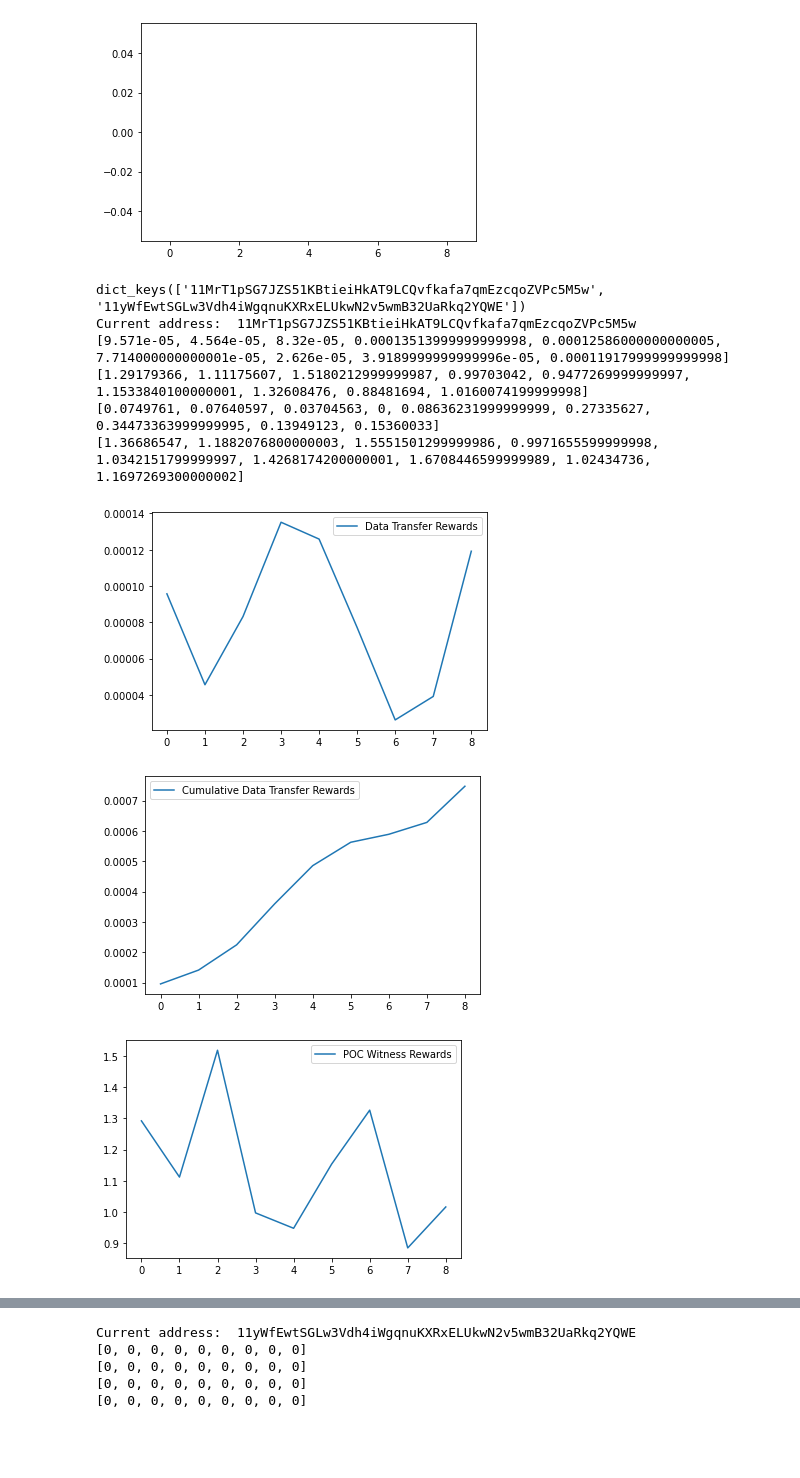
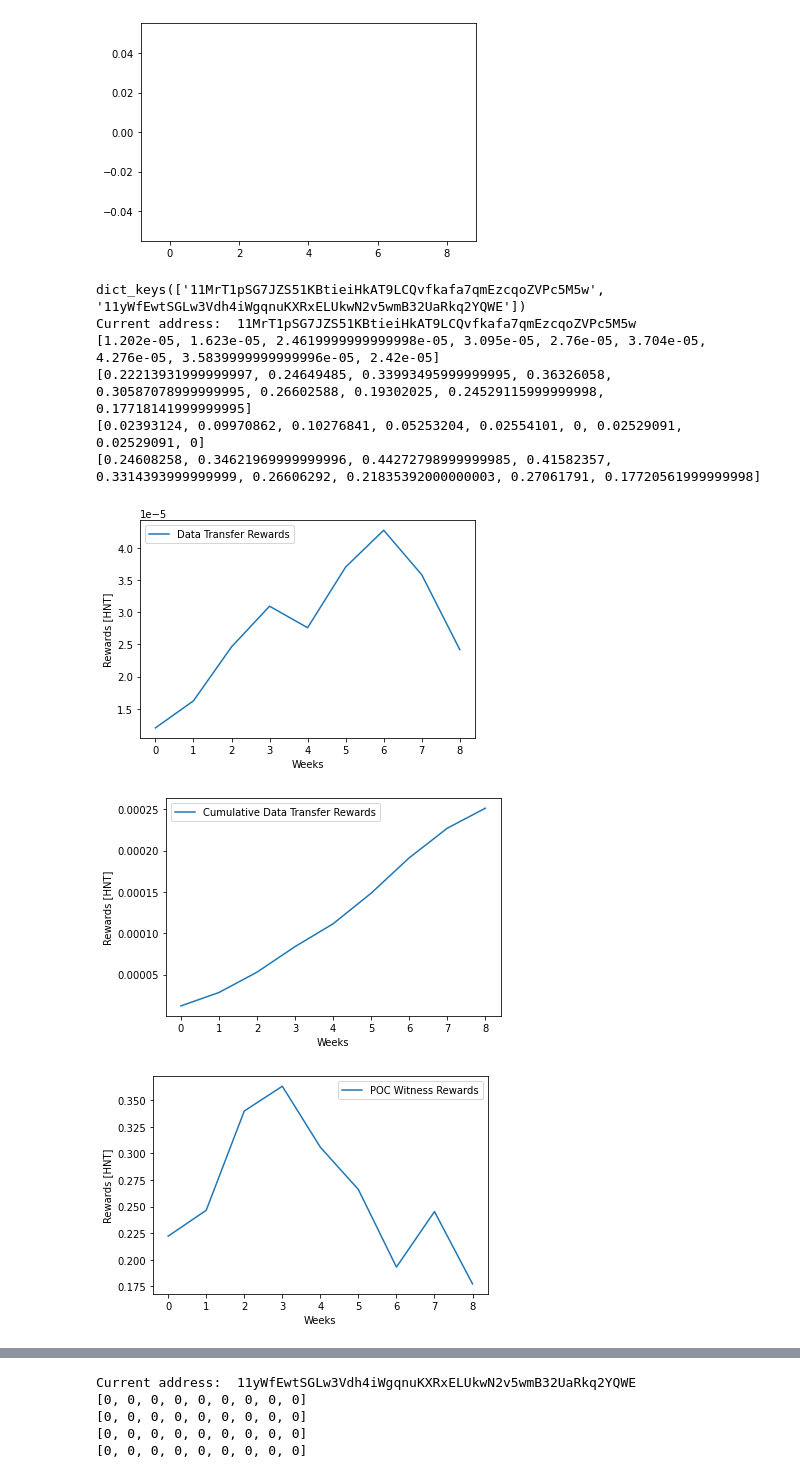
Before and after one commit to kristijanH1998/REU-Summer-Internship, a Jupyter notebook: Blockchain API Requests 2 (7.14).ipynb, the cells around one changed output, grey strips where cells are left out. Saved outputs shown, nothing was run; the diff lists cells and outputs as text; code cells hidden in the pictures; blank space fills up the shorter version.

```diff
--- a/Blockchain API Requests 2 (7.14).ipynb
+++ b/Blockchain API Requests 2 (7.14).ipynb
@@ -220,7 +220,7 @@ current_date = date.today()
 
 for i in range(1,10):
     maxTime.append(current_date)
-    priorDate = current_date-timedelta(days=7)
+    priorDate = current_date-timedelta(days=1)
     minTime.append(priorDate)
     current_date = priorDate
 
@@ -300,59 +300,75 @@ for a in dataPerAddress:
     print(challengesPerAddress[a])
     print(totalRewardsPerAddress[a])
     plt.plot(dataPerAddress[a], label = "Data Transfer Rewards")
+    plt.xlabel("Weeks")
+    plt.ylabel("Rewards [HNT]")
     plt.legend()
     plt.show()
     cdf = np.cumsum(dataPerAddress[a])
     plt.plot(cdf, label="Cumulative Data Transfer Rewards")
+    plt.xlabel("Weeks")
+    plt.ylabel("Rewards [HNT]")
     plt.legend()
     plt.show()
     plt.plot(witnessesPerAddress[a], label = "POC Witness Rewards")
+    plt.xlabel("Weeks")
+    plt.ylabel("Rewards [HNT]")
     plt.legend()
     plt.show()
     cdf = np.cumsum(witnessesPerAddress[a])
     plt.plot(cdf, label="Cumulative POC Witness Rewards")
+    plt.xlabel("Weeks")
+    plt.ylabel("Rewards [HNT]")
     plt.legend()
     plt.show()
     plt.plot(challengesPerAddress[a], label = "POC Challenger Rewards")
+    plt.xlabel("Weeks")
+    plt.ylabel("Rewards [HNT]")
     plt.legend()
     plt.show()
     cdf = np.cumsum(challengesPerAddress[a])
     plt.plot(cdf, label="Cumulative POC Challenger Rewards")
+    plt.xlabel("Weeks")
+    plt.ylabel("Rewards [HNT]")
     plt.legend()
     plt.show()
     plt.plot(totalRewardsPerAddress[a], label = "Total Rewards")
+    plt.xlabel("Weeks")
+    plt.ylabel("Rewards [HNT]")
     plt.legend()
     plt.show()
     cdf = np.cumsum(totalRewardsPerAddress[a])
     plt.plot(cdf, label="Cumulative Total Rewards")
+    plt.xlabel("Weeks")
+    plt.ylabel("Rewards [HNT]")
     plt.legend()
     plt.show()
 #     plt.bar(range(9), dataPerAddress[a], label = "Data Transfer Rewards")
 #     plt.legend()
 #     plt.show()
 #     plt.bar(range(9), witnessesPerAddress[a], label = "POC Witness Rewards")
 #     plt.legend()
 #     plt.show()
 #     plt.bar(range(9), challengesPerAddress[a], label = "POC Challengee Rewards")
 #     plt.legend()
 #     plt.show()
 #     plt.bar(range(9), totalRewardsPerAddress[a], label = "Total Rewards")
 #     plt.legend()
 #     plt.show()
 
 dict.clear()
 sum_data = 0
 sum_witness = 0
 sum_challengee = 0
 sum_rewards_total = 0
 cursor=''
 # %% [output]
 dict_keys(['11MrT1pSG7JZS51KBtieiHkAT9LCQvfkafa7qmEzcqoZVPc5M5w', '11yWfEwtSGLw3Vdh4iWgqnuKXRxELUkwN2v5wmB32UaRkq2YQWE'])
 Current address:  11MrT1pSG7JZS51KBtieiHkAT9LCQvfkafa7qmEzcqoZVPc5M5w
-[9.571e-05, 4.564e-05, 8.32e-05, 0.00013513999999999998, 0.00012586000000000005, 7.714000000000001e-05, 2.626e-05, 3.9189999999999996e-05, 0.00011917999999999998]
-[1.29179366, 1.11175607, 1.5180212999999987, 0.99703042, 0.9477269999999997, 1.1533840100000001, 1.32608476, 0.88481694, 1.0160074199999998]
-[0.0749761, 0.07640597, 0.03704563, 0, 0.08636231999999999, 0.27335627, 0.34473363999999995, 0.13949123, 0.15360033]
-[1.36686547, 1.1882076800000003, 1.5551501299999986, 0.9971655599999998, 1.0342151799999997, 1.4268174200000001, 1.6708446599999989, 1.02434736, 1.1697269300000002]
+[1.202e-05, 1.623e-05, 2.4619999999999998e-05, 3.095e-05, 2.76e-05, 3.704e-05, 4.276e-05, 3.5839999999999996e-05, 2.42e-05]
+[0.22213931999999997, 0.24649485, 0.33993495999999995, 0.36326058, 0.30587078999999995, 0.26602588, 0.19302025, 0.24529115999999998, 0.17718141999999995]
+[0.02393124, 0.09970862, 0.10276841, 0.05253204, 0.02554101, 0, 0.02529091, 0.02529091, 0]
+[0.24608258, 0.34621969999999996, 0.44272798999999985, 0.41582357, 0.3314393999999999, 0.26606292, 0.21835392000000003, 0.27061791, 0.17720561999999998]
-[figure, old version]
+[figure, new version]
-[figure, old version]
+[figure, new version]
-[figure, old version]
+[figure, new version]
```
Also changed, not shown: parts of 2 cells of this notebook.
